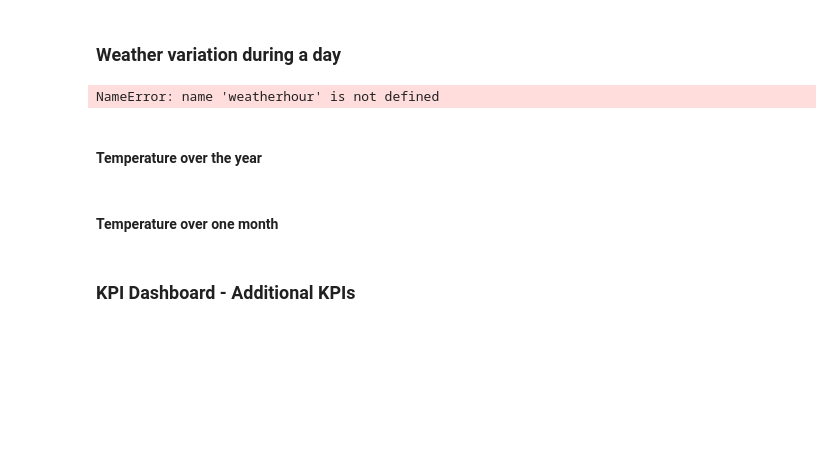
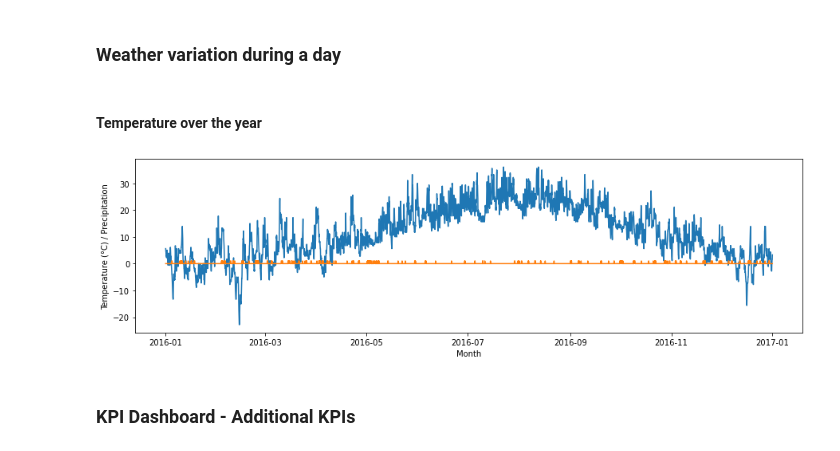
Before and after one commit to MoritzWagner13/Machine-Learning, a Jupyter notebook: Code_V1.5.ipynb, the cells around one changed output. Cells and saved outputs as stored; diff of their text form; code cells hidden in the pictures; blank space fills up the shorter version.

```diff
--- a/Code_V1.5.ipynb
+++ b/Code_V1.5.ipynb
@@ -583,16 +613,14 @@ plt.show()
 # %%
 weatherhour = weatherhour.drop(columns = ['max_temp','min_temp','precip','interp_maxtemp','interp_mintemp','interp_precip'])
 weatherhour_2016 = weatherhour.loc['2016-01-01 00:00:00' : '2016-12-31 23:00:00']
-weatherhour_2016 = weatherhour_2016.drop(columns = ['update_mintemp', 'update_precip'])
+weatherhour_2016 = weatherhour_2016.drop(columns = ['update_mintemp'])
-# %% [output]
-NameError: name 'weatherhour' is not defined
 # %% [markdown]
 #### Temperature over the year
 # %%
 plt.figure(figsize=(15,4))
 plt.plot(weatherhour_2016)
-plt.xlabel('Hour of the Year')
-plt.ylabel('Temperature (°C)')
+plt.xlabel('Month')
+plt.ylabel('Temperature (°C) / Precipitation')
 plt.show()
+# %% [output]
+[figure, added]
-# %% [markdown]
-#### Temperature over one month
```
Also changed, not shown: parts of 89 cells of this notebook.
